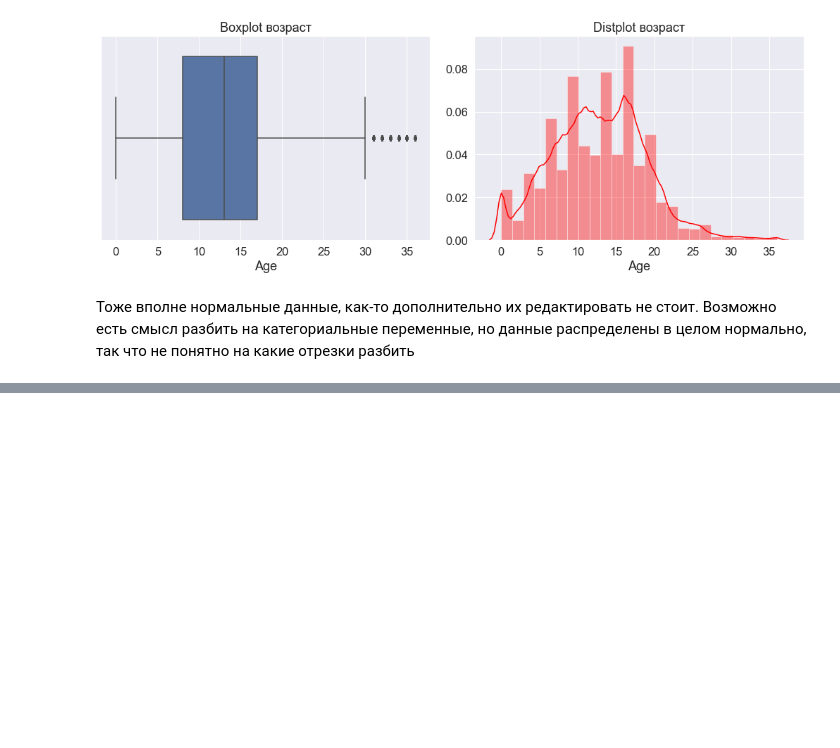
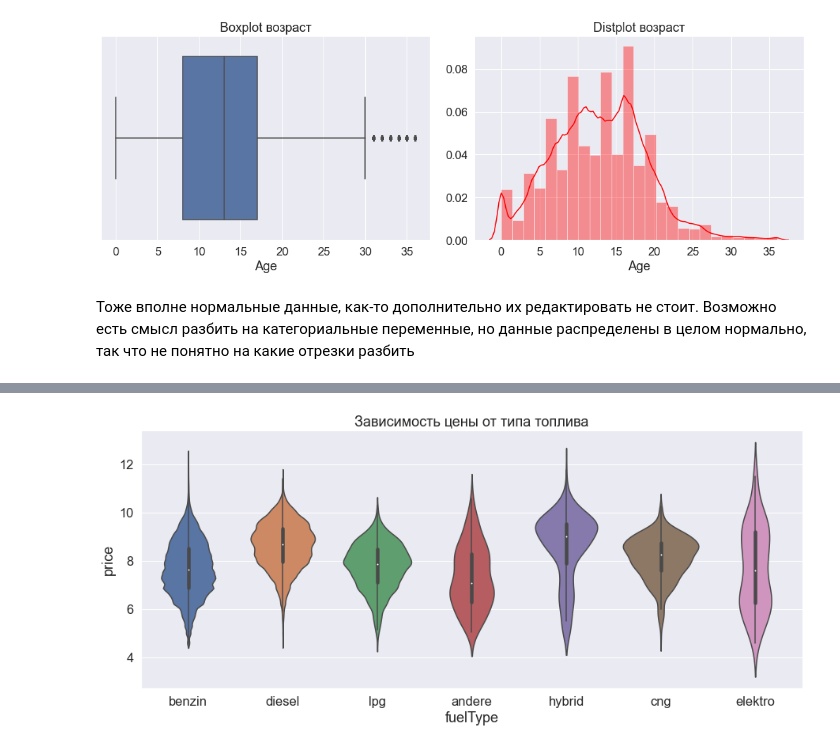
Before and after one commit to MaksimKrug/HSEIntroToML, a Jupyter notebook: EDA.ipynb, the cells around one changed output, grey strips where cells are left out. Saved outputs shown, nothing was run; the diff lists cells and outputs as text; code cells hidden in the pictures; blank space fills up the shorter version.

```diff
--- a/EDA.ipynb
+++ b/EDA.ipynb
@@ -776,0 +873,22 @@ array([[1.        , 0.15901463],
+# %%
+# Model
+target_enc = ce.TargetEncoder()
+
+temp1 = target_enc.fit_transform(df.loc[df['notRepairedDamage']=='Yes', 'model'],
+                                 df.loc[df['notRepairedDamage']=='Yes', 'price'])
+temp2 = target_enc.fit_transform(df.loc[df['notRepairedDamage']=='No', 'model'],
+                                 df.loc[df['notRepairedDamage']=='No', 'price'])
+df.loc[df['notRepairedDamage']=='Yes', 'model'] = temp1
+df.loc[df['notRepairedDamage']=='No', 'model'] = temp2
+df['model'] = df['model'].astype('float')
+# %%
+# Brand
+target_enc = ce.TargetEncoder()
+
+temp1 = target_enc.fit_transform(df.loc[df['notRepairedDamage']=='Yes', 'brand'],
+                                 df.loc[df['notRepairedDamage']=='Yes', 'price'])
+temp2 = target_enc.fit_transform(df.loc[df['notRepairedDamage']=='No', 'brand'],
+                                 df.loc[df['notRepairedDamage']=='No', 'price'])
+df.loc[df['notRepairedDamage']=='Yes', 'brand'] = temp1
+df.loc[df['notRepairedDamage']=='No', 'brand'] = temp2
+df['brand'] = df['brand'].astype('float')
@@ -776,0 +917,6 @@ array([[1.        , 0.15901463],
+# %%
+plt.figure(figsize=(15,6))
+plt.title('Зависимость цены от типа топлива')
+sns.violinplot(data=df, x='fuelType', y='price');
+# %% [output]
+[figure, added]
```
Also changed, not shown: parts of 53 cells of this notebook, 1 other file.
